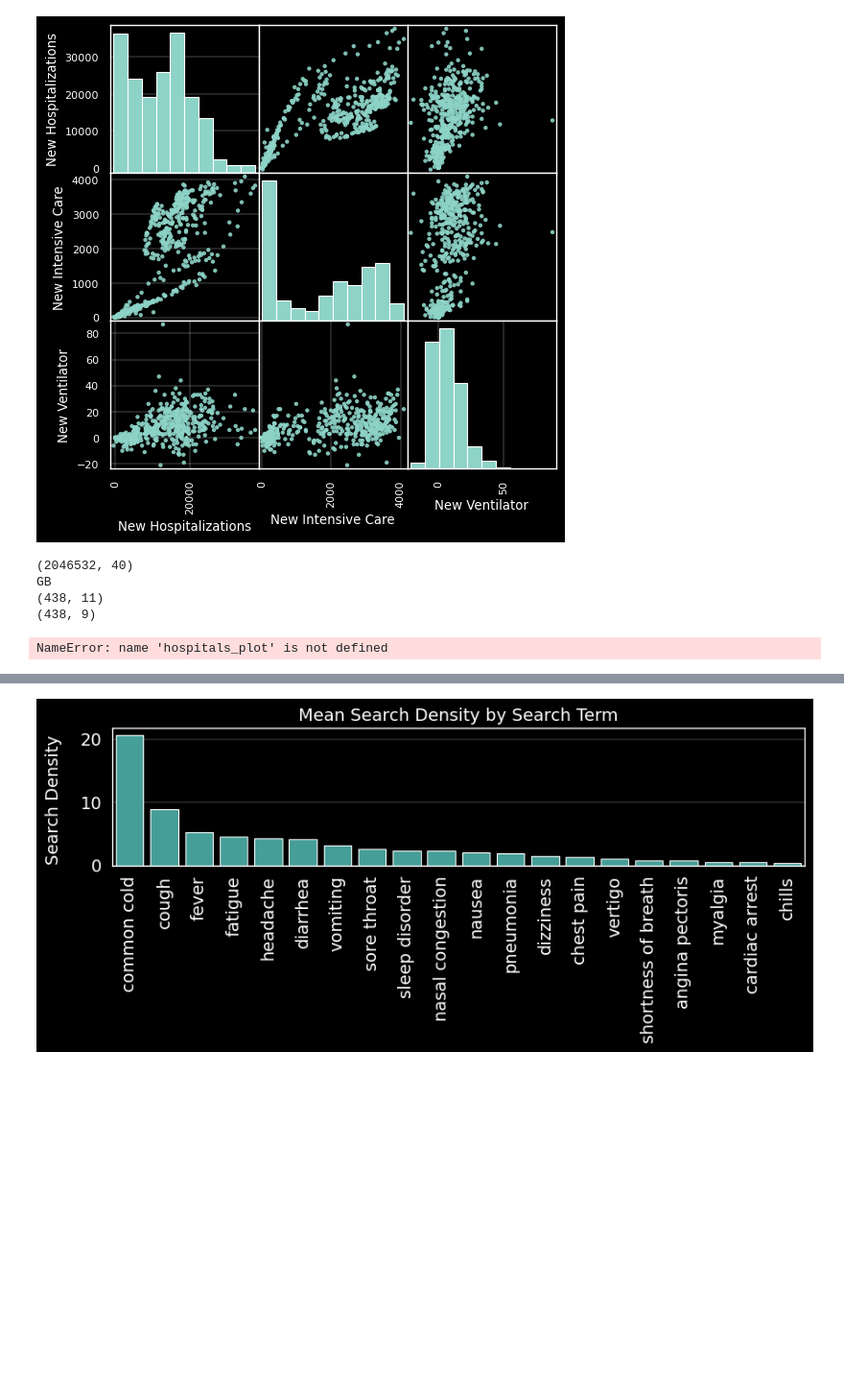
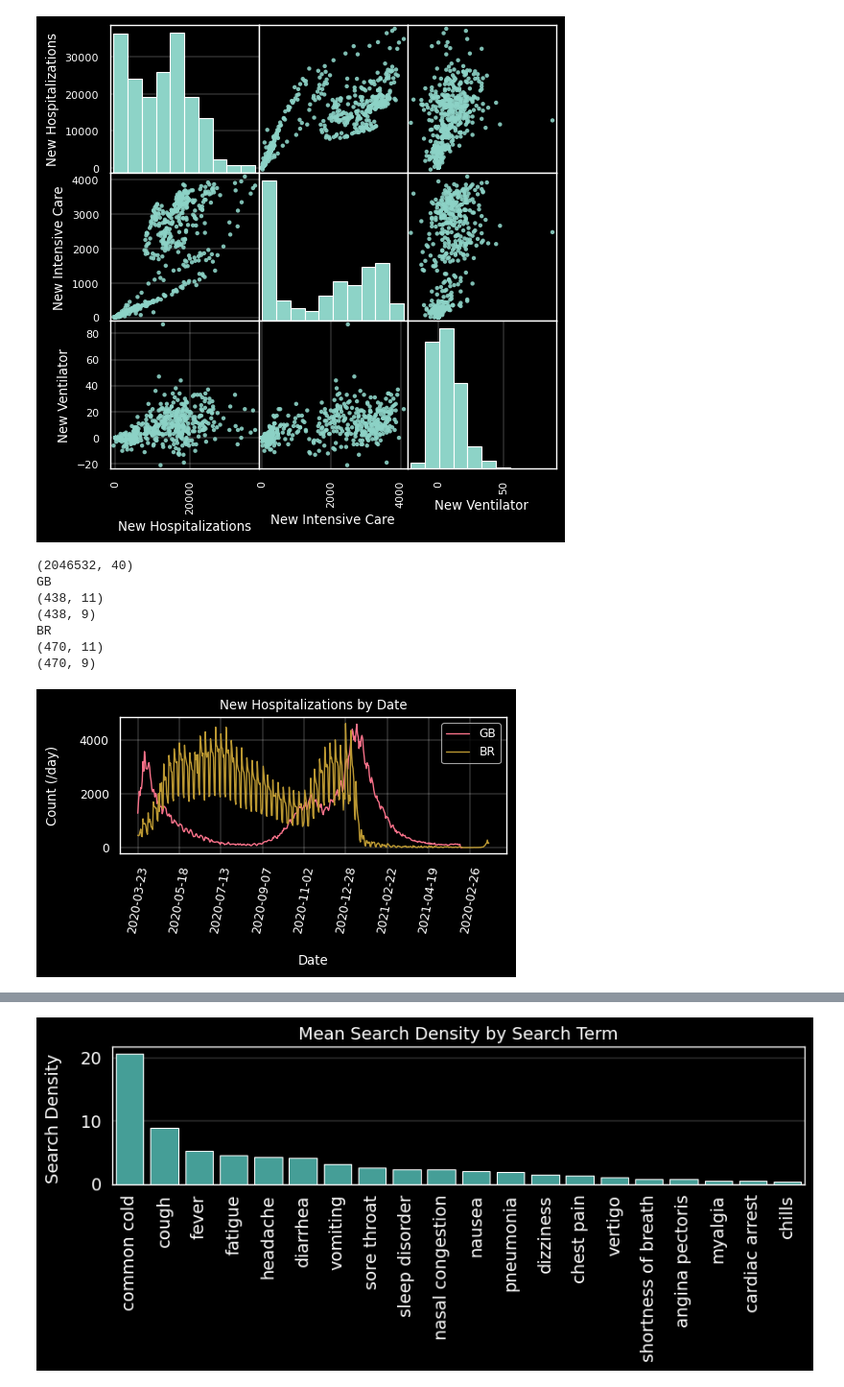
Before and after one commit to chrisshaffer/covid-symptom-searches, a Jupyter notebook: notebooks/EDA.ipynb, the cells around one changed output, grey strips where cells are left out. Shown at 96% size. Cells and saved outputs as stored; diff of their text form; code cells hidden in the pictures; blank space fills up the shorter version.

```diff
--- a/notebooks/EDA.ipynb
+++ b/notebooks/EDA.ipynb
@@ -110,7 +110,7 @@ s=40,figsize=(6,6),alpha=0.9);
 # country_keys = ['US', 'CN', 'GB','BR', 'KR', 'IN']
 country_keys = ['GB','BR']
 
-fig, ax = plt.subplots(figsize = (9,7))
+fig, ax = plt.subplots(figsize = (6,4))
 
 matplotlib.rcParams.update(matplotlib.rcParamsDefault)
 
@@ -123,45 +123,42 @@ matplotlib.rcParams.update({'font.size': 40})
 matplotlib.rcParams.update({'lines.linewidth': 1})
 
 palette = itertools.cycle(sns.color_palette("husl"))
 
-ys = ["new_hospitalized","new_intensive_care"]
-ylabels = ['New Hospitalizations','New Intensive Care']
+ys = ["new_hospitalized"]
+ylabels = ['New Hospitalizations']
 
-save = False
+save = True
 
 print(df.shape)
 
 for k in country_keys:
     color_codes = [next(palette)]*3
     print(k)
     df_country = hospital[hospital['key'] == k]
     print(df_country.shape)
 
     hospital_by_date = df_country[['date'] + hospital_cols].groupby('date').sum()
     print(hospital_by_date.shape)
     hospital_by_date.rename(columns=dict(zip(ys, ylabels)), inplace=True)
 
     hospitals_plot(hospital_by_date,ys,ylabels,color_codes,palette,ax)
 
-axs[0].legend(country_keys)
-
-# plt.style.use("dark_background")
-# sns.set_context("paper")
-# sns.set(font_scale = .7)
-
-# matplotlib.rcParams.update({'grid.linewidth': .2})
+ax.legend(country_keys)
 
 fig.tight_layout()
 plt.show()
 
 if save:
-    fig.savefig('../img/hospitals_time.png')
+    fig.savefig('../img/hospitals_time_countries.png', bbox_inches="tight")
 # %% [output]
 (2046532, 40)
 GB
 (438, 11)
 (438, 9)
+BR
+(470, 11)
+(470, 9)
-NameError: name 'hospitals_plot' is not defined
+[figure, added]
 # %%
 # df = df[df['key'] == 'US']
 searches_by_date = searches_US[['date'] + searches_cols].groupby('date').sum()
```
Also changed, not shown: parts of 2 cells of this notebook, 3 other files.
